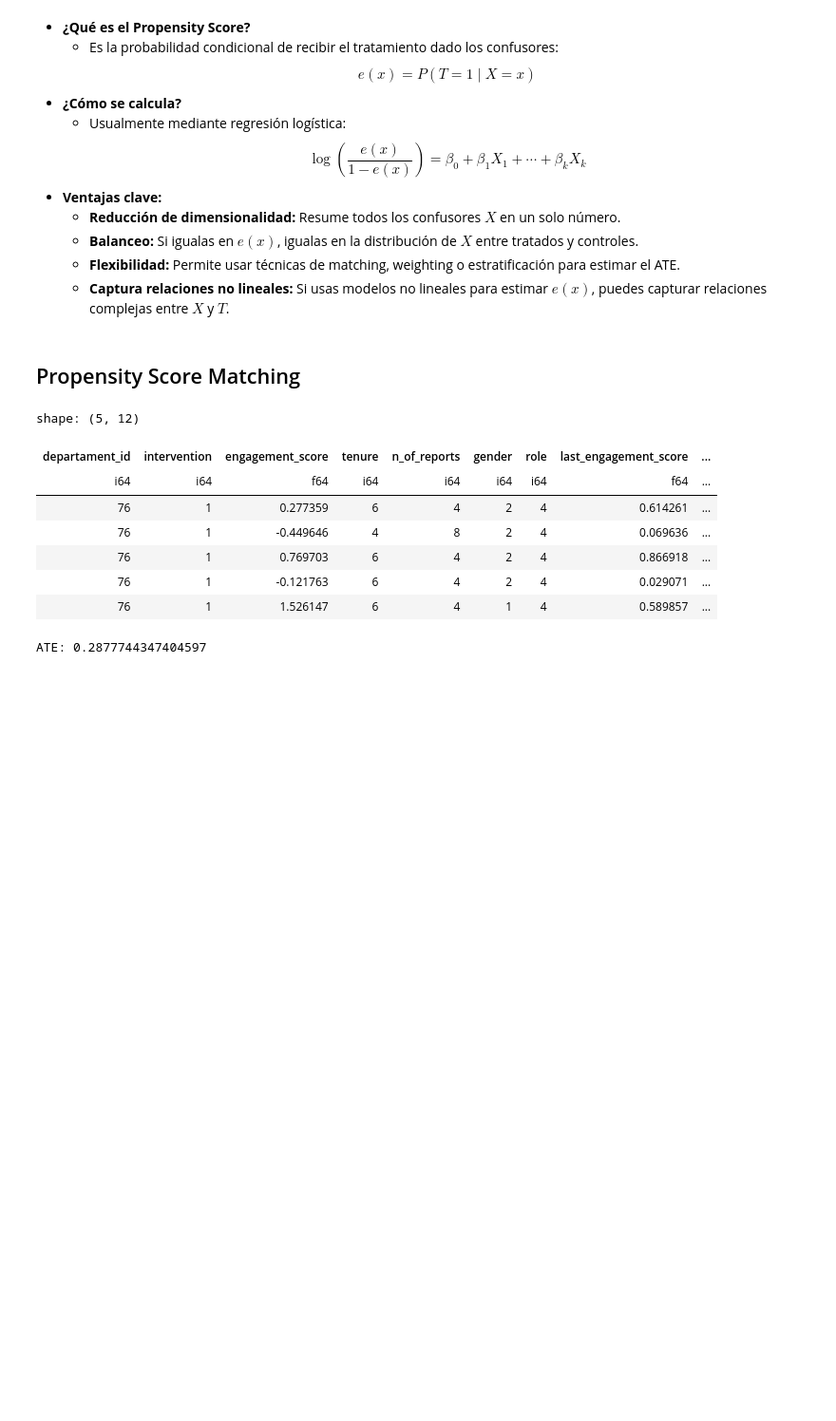
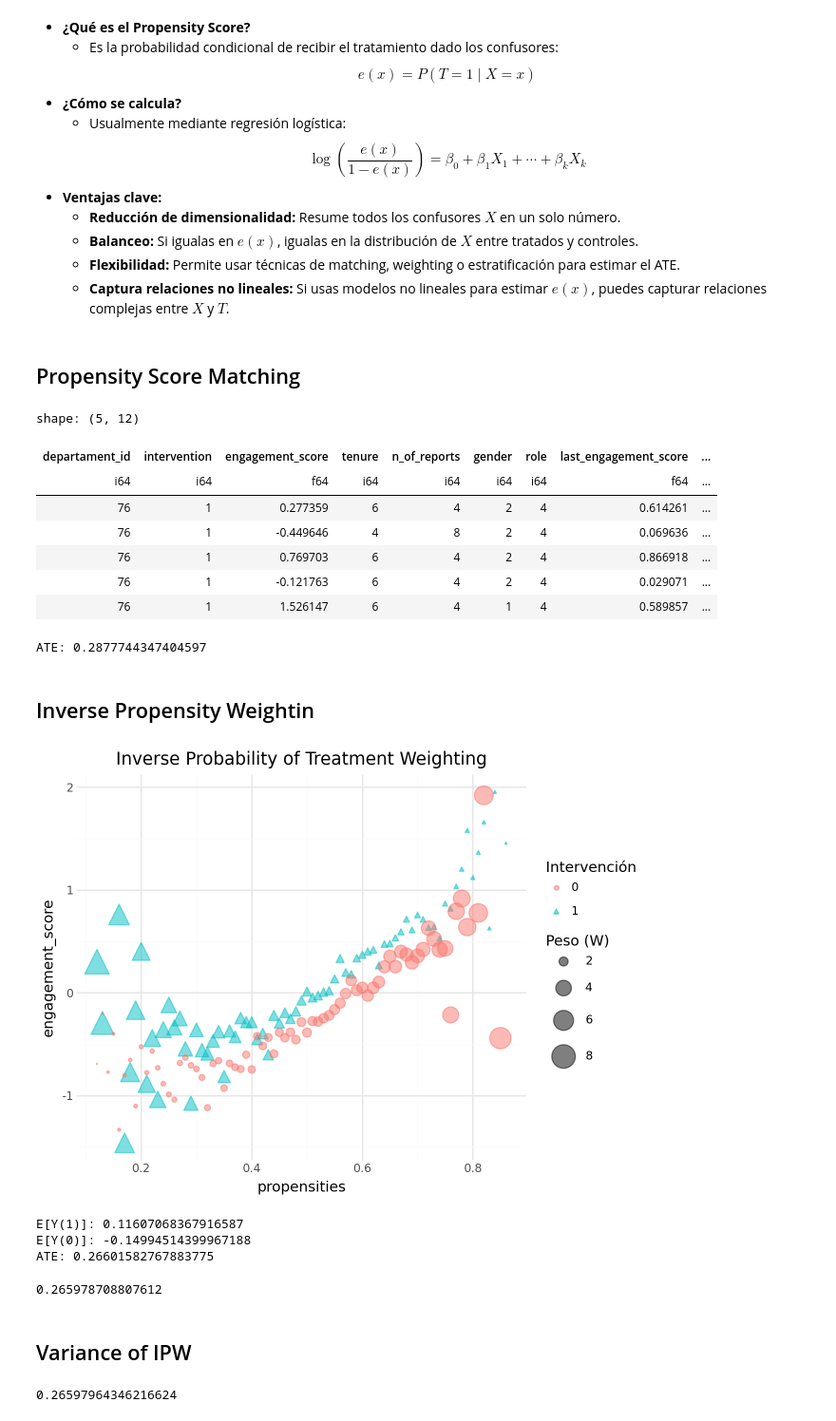
Before and after one commit to Sechi42/Causal_Inference-with-python, a Jupyter notebook: ch05/ch05.ipynb, the cells around one changed output. Shown at 95% size. Saved outputs shown, nothing was run; the diff lists cells and outputs as text; code cells hidden in the pictures; blank space fills up the shorter version.

```diff
--- a/ch05/ch05.ipynb
+++ b/ch05/ch05.ipynb
@@ -202,3 +202,70 @@ ate = (
 print("ATE:", ate)
 # %% [output]
 ATE: 0.2877744347404597
+# %% [markdown]
+## Inverse Propensity Weightin
+# %%
+from plotnine import *
+
+
+plot_df =data_ps.with_columns(
+    w=pl.when(pl.col("intervention") == 1)
+    .then(1 / pl.col("propensities"))
+    .otherwise(1 / (1 - pl.col("propensities"))),
+    propensities=pl.col("propensities").round(2)
+).group_by(["propensities", "intervention"]).agg(
+    pl.mean("engagement_score").alias("engagement_score"),
+    pl.mean("w").alias("w")
+).sort(["propensities"])
+
+(
+    ggplot(plot_df, aes(x="propensities", y="engagement_score",
+                        color="factor(intervention)", shape="factor(intervention)")) +
+    geom_point(aes(size="w"), alpha=0.5) +
+    scale_shape_manual(values=["o", "^"]) +  # Círculo para T=0, triángulo para T=1
+    scale_size_area(max_size=10) +
+    labs(title="Inverse Probability of Treatment Weighting",
+         x="propensities",
+         y="engagement_score",
+         shape="Intervención",
+         color="Intervención",
+         size="Peso (W)") +
+    theme_minimal()
+)
+# %% [output]
+[figure, added]
+# %%
+# Extraemos los grupos tratados y control
+treated = data_ps.filter(pl.col("intervention") == 1)
+control = data_ps.filter(pl.col("intervention") == 0)
+
+# Obtenemos las series de propensities y engagement_score
+prop_t = treated.get_column("propensities")
+prop_c = control.get_column("propensities")
+y_t = treated.get_column("engagement_score")
+y_c = control.get_column("engagement_score")
+
+# Calculamos los pesos IPTW
+w_t = 1 / prop_t
+w_c = 1 / (1 - prop_c)
+
+# Calculamos el promedio ponderado en cada grupo
+E_Y1 = (y_t * w_t).sum() / w_t.sum()
+E_Y0 = (y_c * w_c).sum() / w_c.sum()
+
+print("E[Y(1)]:", E_Y1)
+print("E[Y(0)]:", E_Y0)
+print("ATE:", E_Y1 - E_Y0)
+# %% [output]
+E[Y(1)]: 0.11607068367916587
+E[Y(0)]: -0.14994514399967188
+ATE: 0.26601582767883775
+# %%
+data_ps.with_columns(
+    ate=pl.col("engagement_score") * (pl.col("intervention") - pl.col("propensities"))
+    / (pl.col("propensities") * (1 - pl.col("propensities")))
+).select("ate").mean().item()
+# %% [output]
+0.265978708807612
+# %% [markdown]
+## Variance of IPW
@@ -204,0 +287,9 @@ ATE: 0.2877744347404597
+# %%
+formula = """tenure + last_engagement_score + department_score
+         + C(n_of_reports) + C(gender) + C(role)"""
+T = "intervention"
+Y = "engagement_score"
+
+est_ate_with_ps(df.to_pandas(), formula, T, Y)
+# %% [output]
+0.26597964346216624
```
Also changed, not shown: parts of 52 cells of this notebook, 4 other files.
